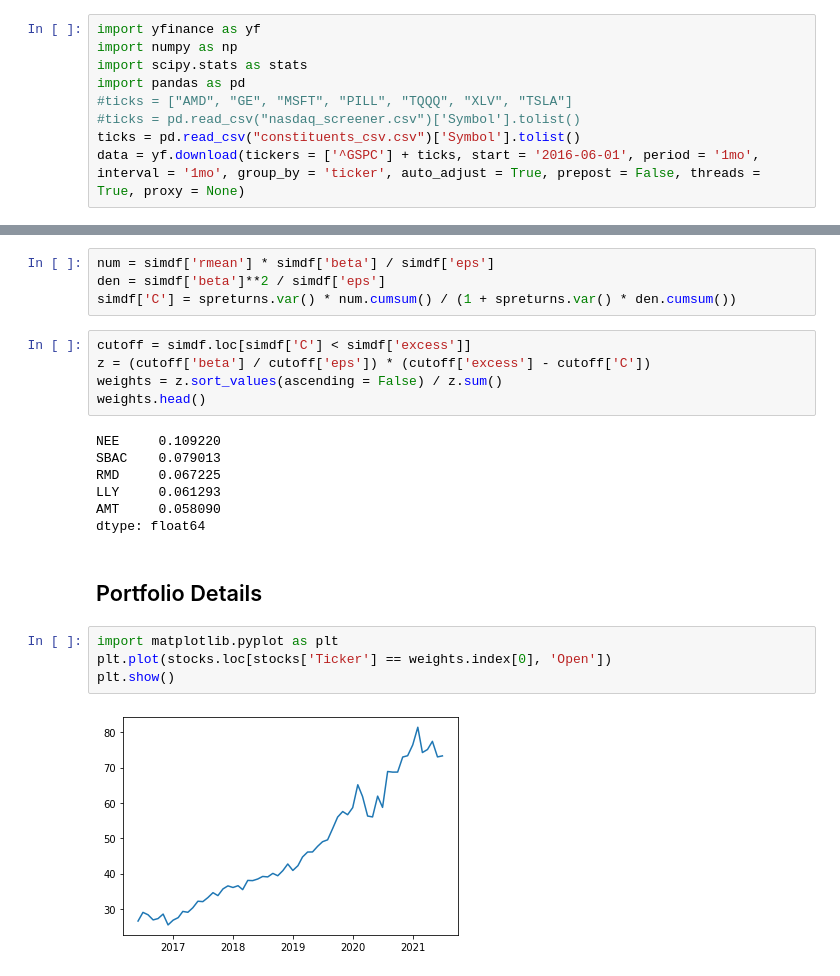
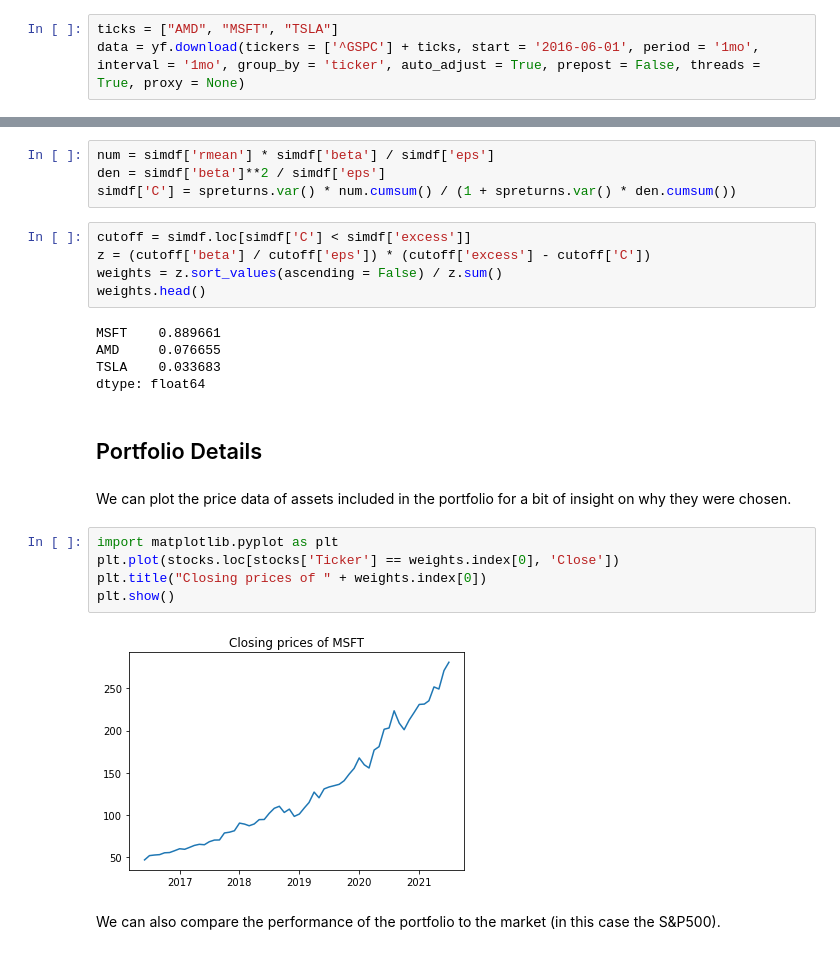
Before and after one commit to chauedwin/PortfolioAnalysis, a Jupyter notebook: PortfolioAnalysis.ipynb, the cells around one changed output, grey strips where cells are left out. Drawn from its saved outputs; the diff is of its cells as text.

```diff
--- a/PortfolioAnalysis.ipynb
+++ b/PortfolioAnalysis.ipynb
@@ -7,10 +113,4 @@ To access stock data, we will use the [yfinance library](https://github.com/rana
 # %%
-import yfinance as yf
-import numpy as np
-import scipy.stats as stats
-import pandas as pd
-#ticks = ["AMD", "GE", "MSFT", "PILL", "TQQQ", "XLV", "TSLA"]
-#ticks = pd.read_csv("nasdaq_screener.csv")['Symbol'].tolist()
-ticks = pd.read_csv("constituents_csv.csv")['Symbol'].tolist()
+ticks = ["AMD", "MSFT", "TSLA"]
 data = yf.download(tickers = ['^GSPC'] + ticks, start = '2016-06-01', period = '1mo', interval = '1mo', group_by = 'ticker', auto_adjust = True, prepost = False, threads = True, proxy = None)
 # %% [output]
@@ -107,17 +194,20 @@ z = (cutoff['beta'] / cutoff['eps']) * (cutoff['excess'] - cutoff['C'])
 weights = z.sort_values(ascending = False) / z.sum()
 weights.head()
 # %% [output]
-NEE     0.109220
-SBAC    0.079013
-RMD     0.067225
-LLY     0.061293
-AMT     0.058090
+MSFT    0.889661
+AMD     0.076655
+TSLA    0.033683
 dtype: float64
 # %% [markdown]
 ## Portfolio Details
+# %% [markdown]
+We can plot the price data of assets included in the portfolio for a bit of insight on why they were chosen.
 # %%
 import matplotlib.pyplot as plt
-plt.plot(stocks.loc[stocks['Ticker'] == weights.index[0], 'Open'])
+plt.plot(stocks.loc[stocks['Ticker'] == weights.index[0], 'Close'])
+plt.title("Closing prices of " + weights.index[0])
 plt.show()
 # %% [output]
-[figure, old version]
+[figure, new version]
+# %% [markdown]
+We can also compare the performance of the portfolio to the market (in this case the S&P500).
```
Also changed, not shown: parts of 25 cells of this notebook.
